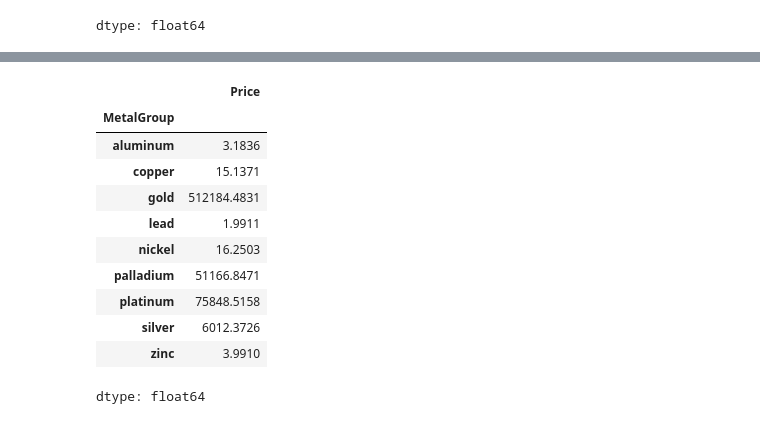
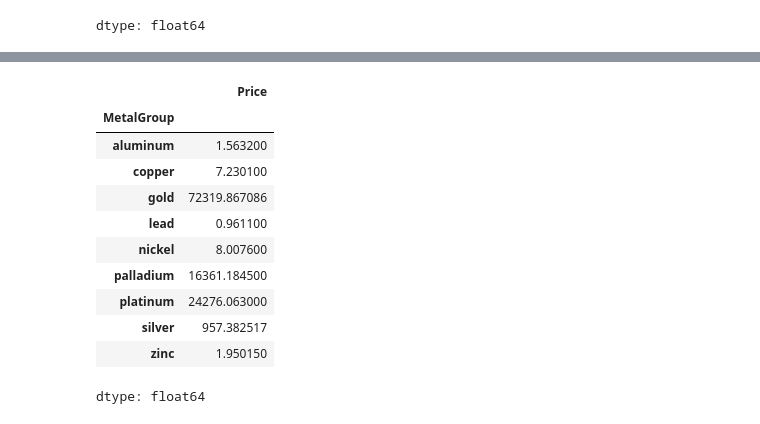
Before and after one commit to Otto-C/Otto-C.github.io, a Jupyter notebook: 01_Bullion_API_Extraction.ipynb, the cells around one changed output, grey strips where cells are left out. Saved outputs shown, nothing was run; the diff lists cells and outputs as text; code cells hidden in the pictures.

```diff
--- a/01_Bullion_API_Extraction.ipynb
+++ b/01_Bullion_API_Extraction.ipynb
@@ -1548,19 +1548,19 @@ df
 # %%
 # SELECT MetalGroup, AVG(Price)
 # FROM df
 # GROUP BY MetalGroup;
 
-df.groupby('MetalGroup')['Price'].sum()
+df.groupby('MetalGroup')['Price'].mean()
 # %% [output]
 |  | Price |
 | MetalGroup |  |
-| aluminum | 3.1836 |
-| copper | 15.1371 |
-| gold | 512184.4831 |
-| lead | 1.9911 |
-| nickel | 16.2503 |
-| palladium | 51166.8471 |
-| platinum | 75848.5158 |
-| silver | 6012.3726 |
-| zinc | 3.9910 |
+| aluminum | 1.563200 |
+| copper | 7.230100 |
+| gold | 72319.867086 |
+| lead | 0.961100 |
+| nickel | 8.007600 |
+| palladium | 16361.184500 |
+| platinum | 24276.063000 |
+| silver | 957.382517 |
+| zinc | 1.950150 |
 dtype: float64
```
Also changed, not shown: parts of 4 cells of this notebook.
